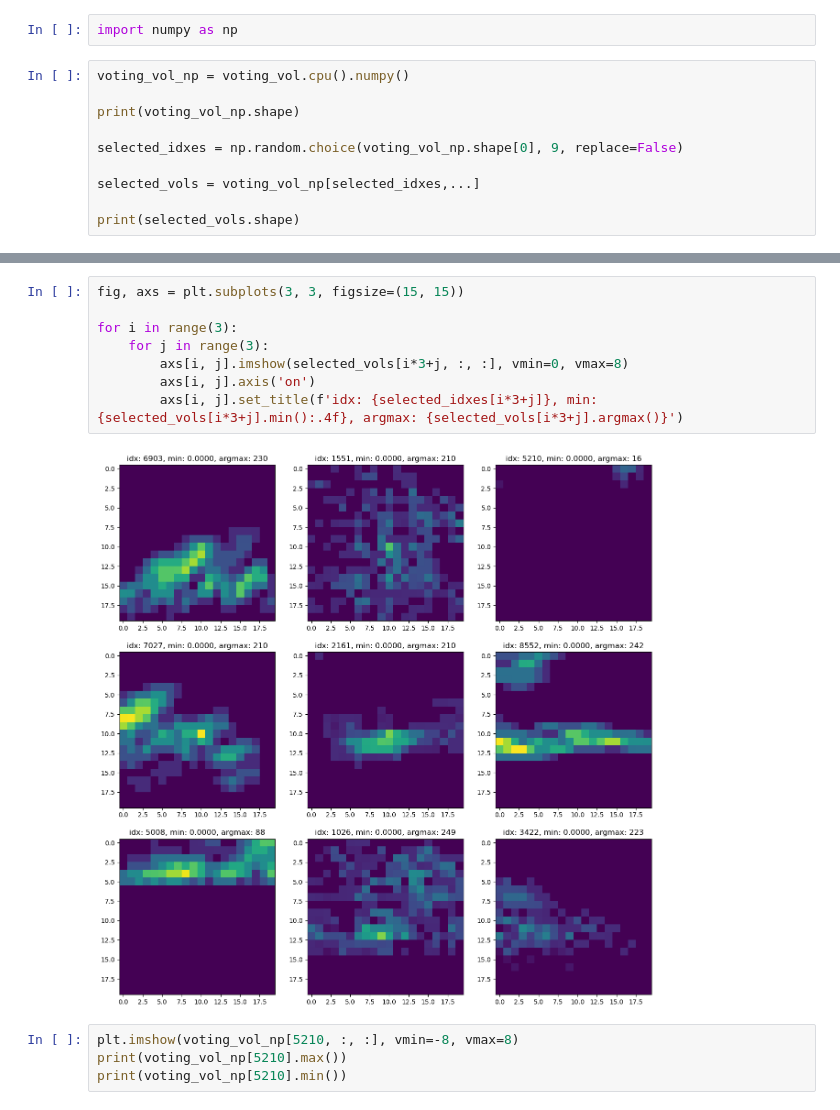
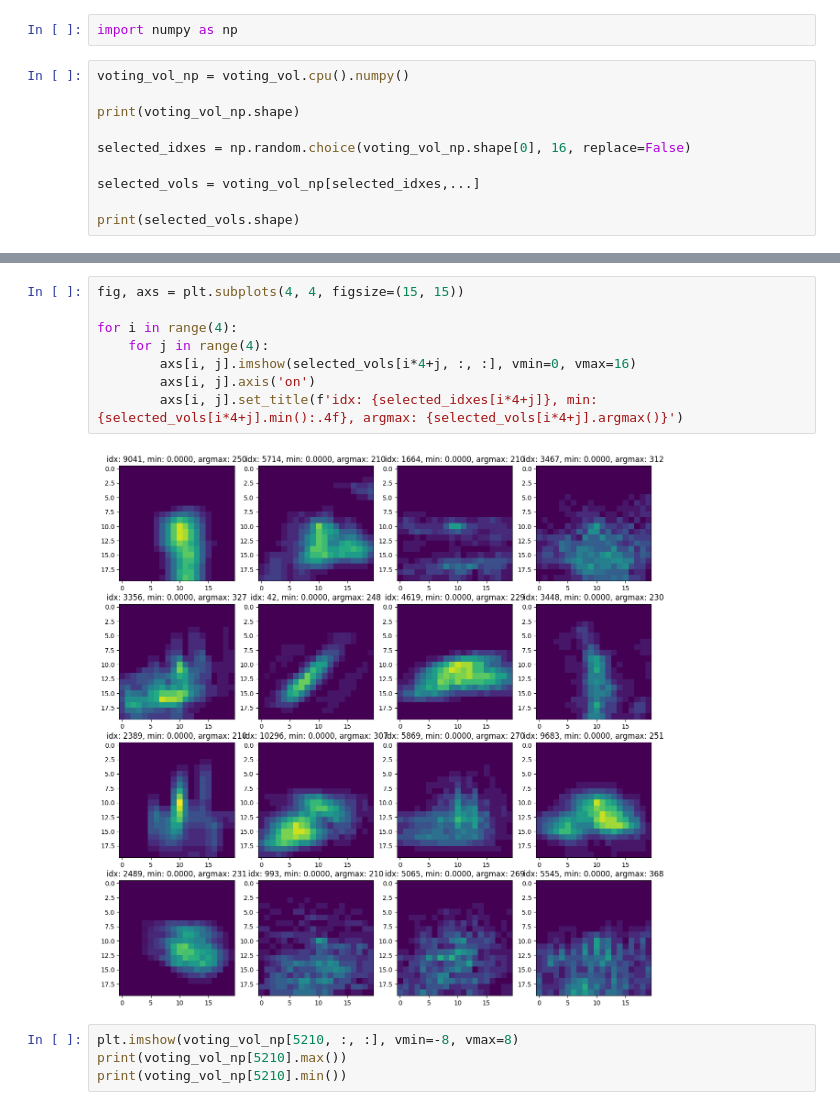
Before and after one commit to tudelft-iv/VoteFlow, a Jupyter notebook: notebooks/voting_volume_and_gt_validation_sf_voxel_model_sanity_check.ipynb, the cells around one changed output, grey strips where cells are left out. Cells and saved outputs as stored; diff of their text form.

```diff
--- a/notebooks/voting_volume_and_gt_validation_sf_voxel_model_sanity_check.ipynb
+++ b/notebooks/voting_volume_and_gt_validation_sf_voxel_model_sanity_check.ipynb
@@ -147,7 +147,7 @@ voting_vol_np = voting_vol.cpu().numpy()
 
 print(voting_vol_np.shape)
 
-selected_idxes = np.random.choice(voting_vol_np.shape[0], 9, replace=False)
+selected_idxes = np.random.choice(voting_vol_np.shape[0], 16, replace=False)
 
 selected_vols = voting_vol_np[selected_idxes,...]
 
@@ -158,13 +191,13 @@ print(selected_vols.shape)
 # %%
-fig, axs = plt.subplots(3, 3, figsize=(15, 15))
+fig, axs = plt.subplots(4, 4, figsize=(15, 15))
 
-for i in range(3):
-    for j in range(3):
-        axs[i, j].imshow(selected_vols[i*3+j, :, :], vmin=0, vmax=8)
+for i in range(4):
+    for j in range(4):
+        axs[i, j].imshow(selected_vols[i*4+j, :, :], vmin=0, vmax=16)
         axs[i, j].axis('on')
-        axs[i, j].set_title(f'idx: {selected_idxes[i*3+j]}, min: {selected_vols[i*3+j].min():.4f}, argmax: {selected_vols[i*3+j].argmax()}')
+        axs[i, j].set_title(f'idx: {selected_idxes[i*4+j]}, min: {selected_vols[i*4+j].min():.4f}, argmax: {selected_vols[i*4+j].argmax()}')
 # %% [output]
-[figure, old version]
+[figure, new version]
 # %%
 plt.imshow(voting_vol_np[5210, :, :], vmin=-8, vmax=8)
 print(voting_vol_np[5210].max())
```
Also changed, not shown: parts of 11 cells of this notebook, 3 other files.
